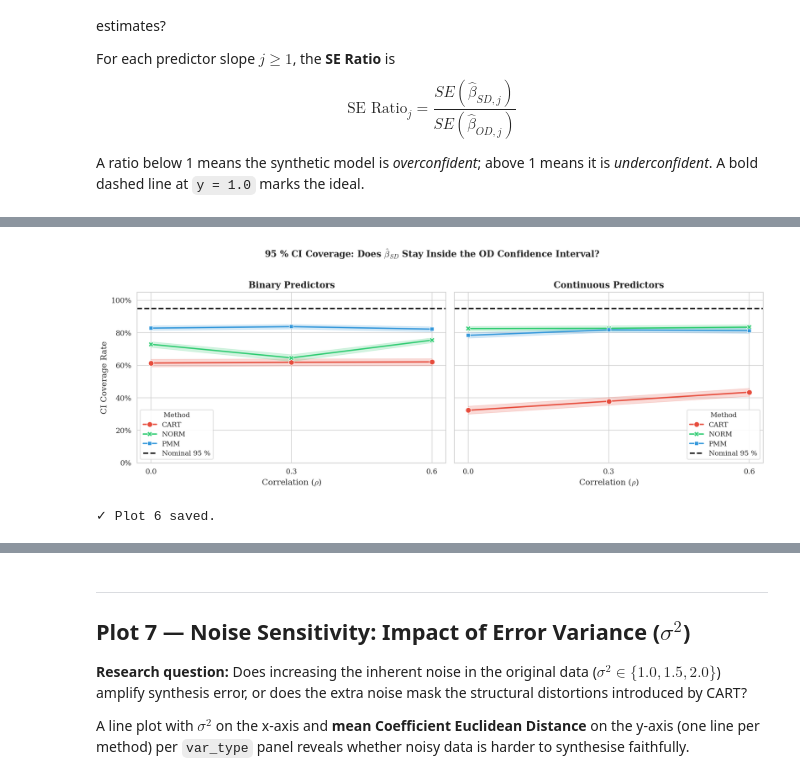
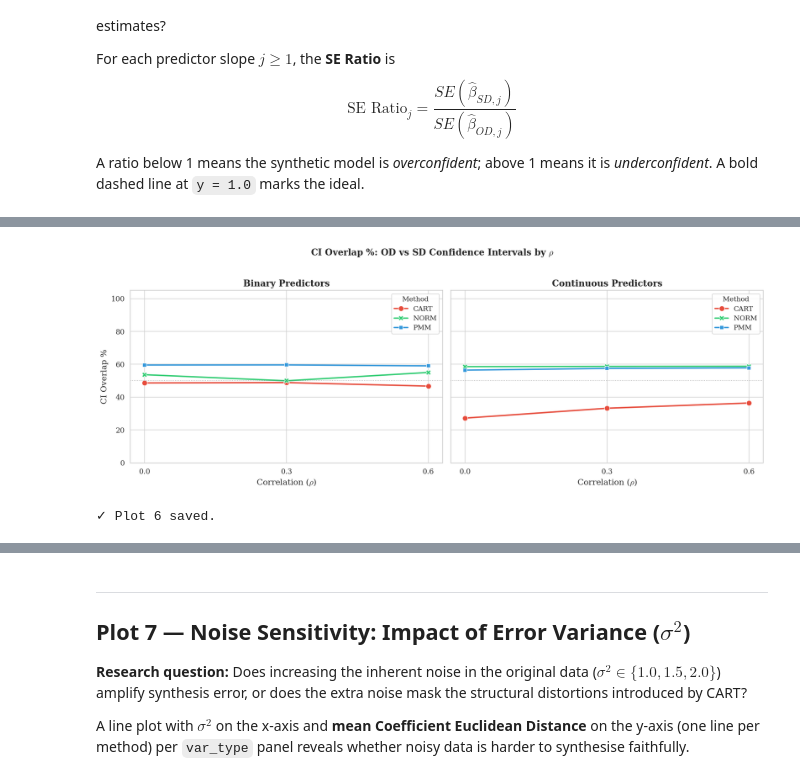
Before and after one commit to Sterrysx/ML_SyntheticDataResearch, a Jupyter notebook: ofarres_regression/04_evaluation/04_evaluate_similarity.ipynb, the cells around one changed output, grey strips where cells are left out. Drawn from its saved outputs; the diff is of its cells as text; code cells hidden in the pictures.

```diff
--- a/ofarres_regression/04_evaluation/04_evaluate_similarity.ipynb
+++ b/ofarres_regression/04_evaluation/04_evaluate_similarity.ipynb
@@ -144,14 +144,17 @@ $$\Delta R^2 = |R^2_{adj,OD} - R^2_{adj,SD}|$$
 
 This measures how much explanatory power is lost when training on synthetic data.
 # %%
-# ── Identify coefficient columns ────────────────────────────────────────────
-beta_od_cols = [c for c in df.columns if c.startswith("beta_od_")]
-beta_sd_cols = [c for c in df.columns if c.startswith("beta_sd_")]
-pval_od_cols = [c for c in df.columns if c.startswith("pval_od_")]
-pval_sd_cols = [c for c in df.columns if c.startswith("pval_sd_")]
+# ── Identify coefficient columns (numerical sort to avoid 10 < 2 issue) ──────
+_num_key = lambda c: int(c.rsplit("_", 1)[-1])
+
+beta_od_cols = sorted([c for c in df.columns if c.startswith("beta_od_")], key=_num_key)
+beta_sd_cols = sorted([c for c in df.columns if c.startswith("beta_sd_")], key=_num_key)
+pval_od_cols = sorted([c for c in df.columns if c.startswith("pval_od_")], key=_num_key)
+pval_sd_cols = sorted([c for c in df.columns if c.startswith("pval_sd_")], key=_num_key)
 
 print(f"Coefficient columns: {len(beta_od_cols)} (OD) / {len(beta_sd_cols)} (SD)")
 print(f"P-value columns:     {len(pval_od_cols)} (OD) / {len(pval_sd_cols)} (SD)")
+print(f"  Order check: {beta_od_cols[:3]} … {beta_od_cols[-1]}")
 # %% [output]
 Coefficient columns: 11 (OD) / 11 (SD)
 P-value columns:     11 (OD) / 11 (SD)
@@ -582,65 +587,99 @@ population distribution. A reference line is drawn at `y = 0.95`.
 # %%
-# ── Plot 6: CI Coverage Rate by Method × var_type ───────────────────────────
+# ── Plot 6: CI Overlap % (OD vs SD) by Method × var_type ─────────────────────
+#
+# Compute the overlap percentage between OD and SD 95 % CIs for every slope
+# predictor, then average across predictors per row.
 
-beta_od_slope_cols = [c for c in df.columns if c.startswith("beta_od_") and c != "beta_od_0"]
-beta_sd_slope_cols = [c for c in df.columns if c.startswith("beta_sd_") and c != "beta_sd_0"]
-se_od_slope_cols   = [c for c in df.columns if c.startswith("se_od_")   and c != "se_od_0"]
+beta_od_slope_cols = sorted(
+    [c for c in df.columns if c.startswith("beta_od_") and c != "beta_od_0"],
+    key=lambda c: int(c.rsplit("_", 1)[-1]),
+)
+beta_sd_slope_cols = sorted(
+    [c for c in df.columns if c.startswith("beta_sd_") and c != "beta_sd_0"],
+    key=lambda c: int(c.rsplit("_", 1)[-1]),
+)
+se_od_slope_cols = sorted(
+    [c for c in df.columns if c.startswith("se_od_") and c != "se_od_0"],
+    key=lambda c: int(c.rsplit("_", 1)[-1]),
+)
+se_sd_slope_cols = sorted(
+    [c for c in df.columns if c.startswith("se_sd_") and c != "se_sd_0"],
+    key=lambda c: int(c.rsplit("_", 1)[-1]),
+)
 
 bo = df[beta_od_slope_cols].values
 bs = df[beta_sd_slope_cols].values
 so = df[se_od_slope_cols].values
+ss = df[se_sd_slope_cols].values
 
-lower = bo - 1.96 * so
-upper = bo + 1.96 * so
+# 95 % CI bounds
+L_od = bo - 1.96 * so
+U_od = bo + 1.96 * so
+L_sd = bs - 1.96 * ss
+U_sd = bs + 1.96 * ss
 
-covered = (bs >= lower) & (bs <= upper)
-valid   = ~np.isnan(bo) & ~np.isnan(bs) & ~np.isnan(so) & (so > 0)
+# Overlap and union spans
+overlap_len = np.maximum(0, np.minimum(U_od, U_sd) - np.maximum(L_od, L_sd))
+union_len   = np.maximum(U_od, U_sd) - np.minimum(L_od, L_sd)
 
-n_valid_ci = valid.sum(axis=1)
-n_cov_ci   = (covered & valid).sum(axis=1)
-df["ci_coverage"] = np.where(n_valid_ci > 0, n_cov_ci / n_valid_ci, np.nan)
+valid = (
+    ~np.isnan(bo) & ~np.isnan(bs) &
+    ~np.isnan(so) & ~np.isnan(ss) &
+    (so > 0) & (ss > 0) & (union_len > 0)
+)
 
-cov_df = df.dropna(subset=["ci_coverage"]).copy()
+with np.errstate(divide="ignore", invalid="ignore"):
+    ci_pct = np.where(valid, (overlap_len / union_len) * 100, np.nan)
+
+df["ci_overlap_pct"] = np.nanmean(ci_pct, axis=1)
+
+# ── Plot ─────────────────────────────────────────────────────────────────────
+cov_df = df.dropna(subset=["ci_overlap_pct"]).copy()
 cov_df["Method"]        = cov_df["method"].str.upper()
 cov_df["Variable Type"] = cov_df["var_type"].str.capitalize()
 
 n_vtypes = len(VARTYPE_ORDER)
 fig, axes = plt.subplots(1, n_vtypes, figsize=(7 * n_vtypes, 5), sharey=True, squeeze=False)
 axes = axes.ravel()
 
 for ax, vt in zip(axes, VARTYPE_ORDER):
     subset_cov = cov_df[cov_df["Variable Type"] == vt]
     sns.lineplot(
         data=subset_cov,
         x="rho",
-        y="ci_coverage",
+        y="ci_overlap_pct",
         hue="Method",
         hue_order=METHOD_ORDER,
         palette=METHOD_PALETTE,
         style="Method",
         markers=True,
         dashes=False,
         errorbar=("ci", 95),
         linewidth=2,
         markersize=8,
         ax=ax,
     )
-    ax.axhline(0.95, color="black", linestyle="--", linewidth=2, label="Nominal 95 %")
-    ax.yaxis.set_major_formatter(ticker.PercentFormatter(xmax=1))
-    ax.set_ylim(0, 1.05)
+    ax.axhline(50, color="gray", linestyle=":", linewidth=1, alpha=0.6)
+    ax.set_ylim(0, 105)
     ax.set_xlabel(r"Correlation ($\rho$)", fontsize=12)
-    ax.set_ylabel("CI Coverage Rate", fontsize=12)
+    ax.set_ylabel("CI Overlap %" if ax == axes[0] else "", fontsize=12)
     ax.set_title(f"{vt} Predictors", fontsize=13, fontweight="bold")
     ax.set_xticks(RHO_VALS)
     ax.legend(title="Method", fontsize=10, title_fontsize=10, framealpha=0.9)
 
-fig.suptitle(r"95 % CI Coverage: Does $\hat{\beta}_{SD}$ Stay Inside the OD Confidence Interval?",
-             fontsize=13, fontweight="bold", y=1.02)
+fig.suptitle(
+    r"CI Overlap %: OD vs SD Confidence Intervals by $\rho$",
+    fontsize=13, fontweight="bold", y=1.02,
+)
 
 plt.tight_layout()
-fig.savefig(os.path.join(fig_dir, "plot6_ci_coverage.png"))
+fig.savefig(os.path.join(fig_dir, "plot6_ci_overlap.png"))
 plt.show()
 print("✓ Plot 6 saved.")
+
+# Clean up large intermediates
+del L_od, U_od, L_sd, U_sd, overlap_len, union_len, ci_pct
+gc.collect()
 # %% [output]
-[figure, old version]
+[figure, new version]
 ✓ Plot 6 saved.
```
Also changed, not shown: parts of 22 cells of this notebook, 5 other files.
